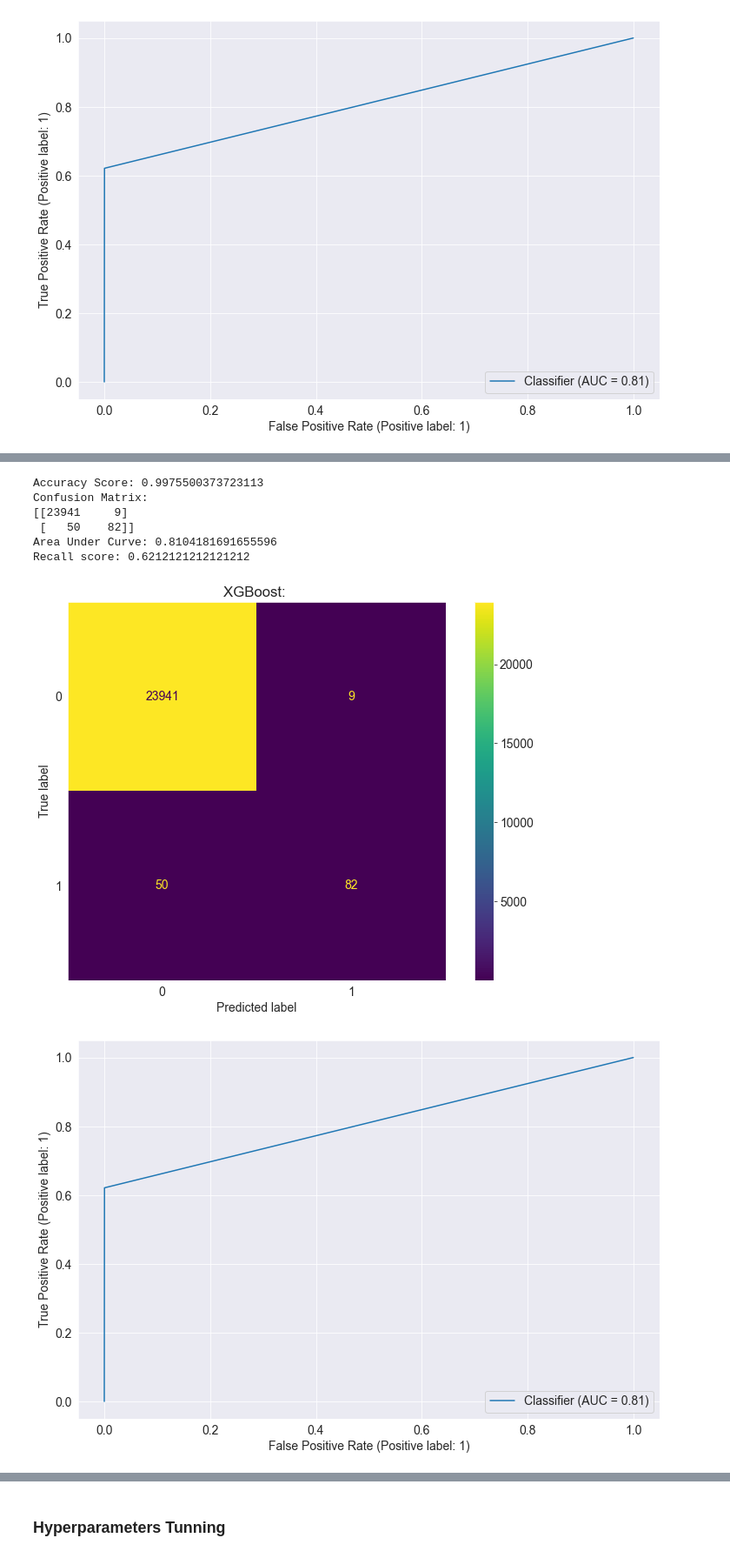
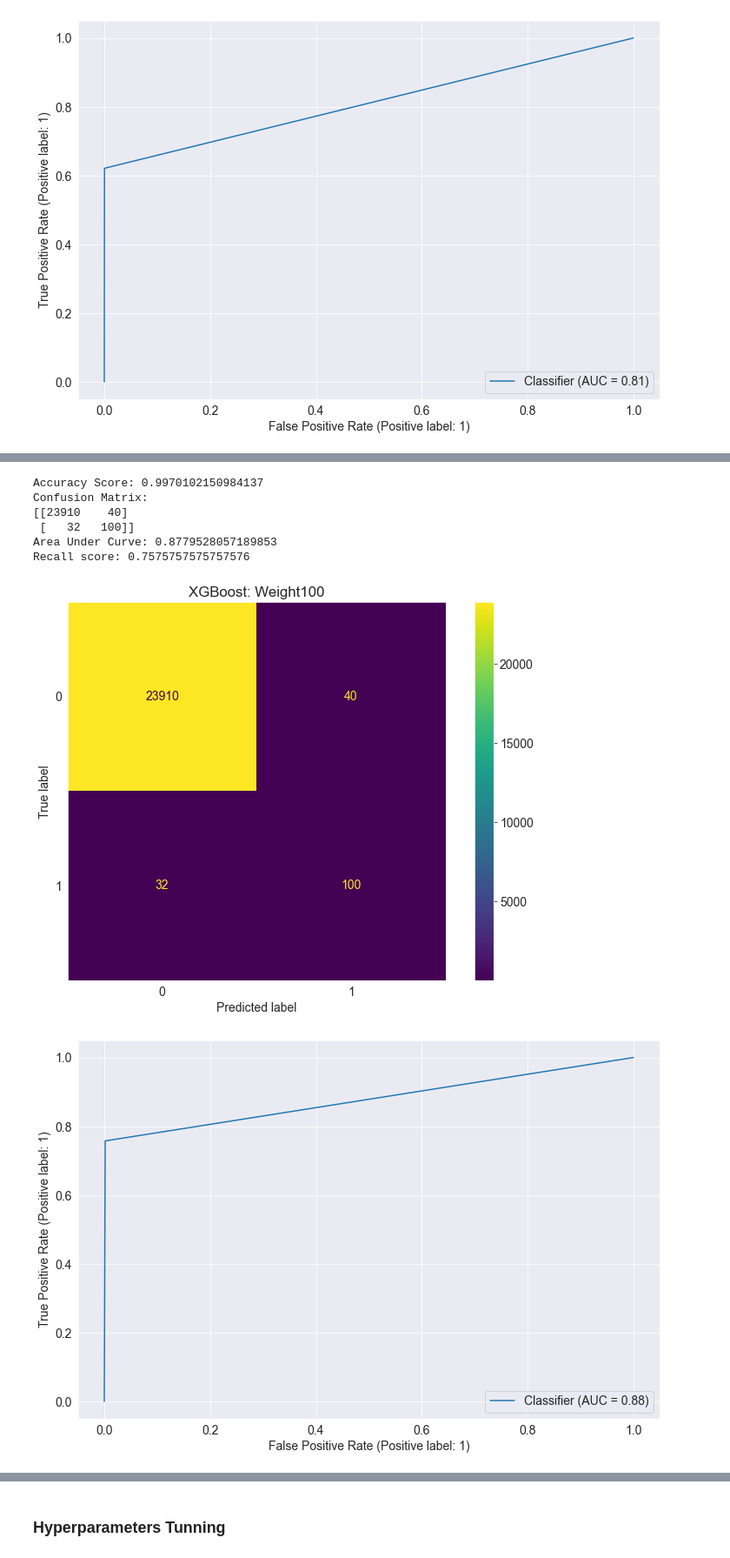
Before and after one commit to daraneeS/CLASSIFICATION_Imbalanced_Data, a Jupyter notebook: CreditCard_Fraud.ipynb, the cells around one changed output, grey strips where cells are left out. Shown at 87% size. Cells and saved outputs as stored; diff of their text form; code cells hidden in the pictures.

```diff
--- a/CreditCard_Fraud.ipynb
+++ b/CreditCard_Fraud.ipynb
@@ -1440,2 +1581,4 @@ plt.show()
 # %%
-xgb_cl = xgb.XGBClassifier(objective="binary:logistic", random_state=1)
+xgb_cl = xgb.XGBClassifier(scale_pos_weight=100, random_state=1) # default =1
+# scale_position_weight = ratio minority and majority
+# we want to increse minority weight
@@ -1458,26 +1621,26 @@ XGBClassifier(base_score=0.5, booster='gbtree', colsample_bylevel=1,
               tree_method='exact', validate_parameters=1, verbosity=None)
 # %%
-xgb_cl_pred1 = xgb_cl.predict(X_test)
+xgb_cl_pred = xgb_cl.predict(X_test)
 # %%
-print(f'Accuracy Score: {accuracy_score(y_test,xgb_cl_pred1)}')
-print(f'Confusion Matrix: \n{confusion_matrix(y_test, xgb_cl_pred1)}')
-print(f'Area Under Curve: {roc_auc_score(y_test, xgb_cl_pred1)}')
-print(f'Recall score: {recall_score(y_test,xgb_cl_pred1)}')
+print(f'Accuracy Score: {accuracy_score(y_test,xgb_cl_pred)}')
+print(f'Confusion Matrix: \n{confusion_matrix(y_test, xgb_cl_pred)}')
+print(f'Area Under Curve: {roc_auc_score(y_test, xgb_cl_pred)}')
+print(f'Recall score: {recall_score(y_test,xgb_cl_pred)}')
 # %% [output]
-Accuracy Score: 0.9975500373723113
+Accuracy Score: 0.9970102150984137
 Confusion Matrix:
-[[23941     9]
- [   50    82]]
-Area Under Curve: 0.8104181691655596
-Recall score: 0.6212121212121212
+[[23910    40]
+ [   32   100]]
+Area Under Curve: 0.8779528057189853
+Recall score: 0.7575757575757576
 # %%
-ConfusionMatrixDisplay.from_predictions(y_test, xgb_cl_pred1)
-plt.title("XGBoost: ")
+ConfusionMatrixDisplay.from_predictions(y_test, xgb_cl_pred)
+plt.title("XGBoost: Weight100")
 plt.grid()
 # %% [output]
-[figure, old version]
+[figure, new version]
 # %%
-RocCurveDisplay.from_predictions(y_test, xgb_cl_pred1)
+RocCurveDisplay.from_predictions(y_test, xgb_cl_pred)
 plt.show()
 # %% [output]
-[figure, old version]
+[figure, new version]
```
Also changed, not shown: parts of 71 cells of this notebook, 2 other files.
